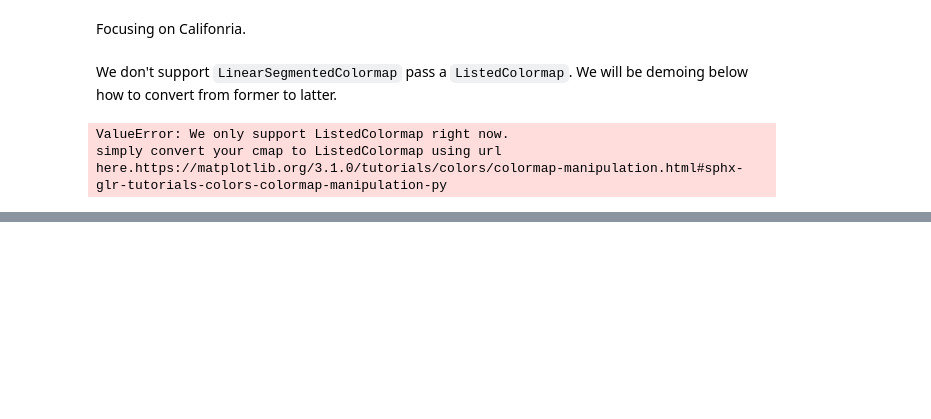
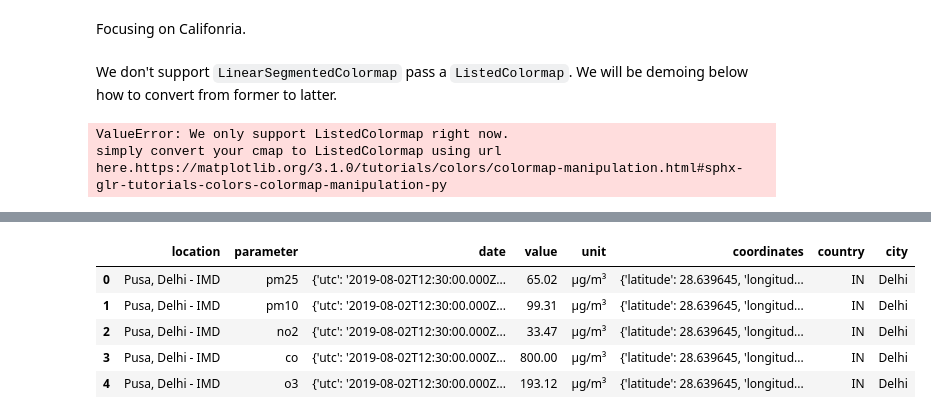
Before and after one commit to sustainability-lab/vayu, a Jupyter notebook: examples/interpolPlot.ipynb, the cells around one changed output, grey strips where cells are left out. Cells and saved outputs as stored; diff of their text form; code cells hidden in the pictures; blank space fills up the shorter version.

```diff
--- a/examples/interpolPlot.ipynb
+++ b/examples/interpolPlot.ipynb
@@ -49,0 +109,4 @@ plt.show()
+# %%
+!curl https://api.openaq.org/v1/measurements?city=Delhi > ../re/test.json
+with open('../re/test.json', 'r') as f:
+    data = json.load(f)
@@ -49,0 +133,10 @@ plt.show()
+# %%
+df = pd.DataFrame(data['results'])
+df.head()
+# %% [output]
+|  | location | parameter | date | value | unit | coordinates | country | city |
+| 0 | Pusa, Delhi - IMD | pm25 | {'utc': '2019-08-02T12:30:00.000Z... | 65.02 | µg/m³ | {'latitude': 28.639645, 'longitud... | IN | Delhi |
+| 1 | Pusa, Delhi - IMD | pm10 | {'utc': '2019-08-02T12:30:00.000Z... | 99.31 | µg/m³ | {'latitude': 28.639645, 'longitud... | IN | Delhi |
+| 2 | Pusa, Delhi - IMD | no2 | {'utc': '2019-08-02T12:30:00.000Z... | 33.47 | µg/m³ | {'latitude': 28.639645, 'longitud... | IN | Delhi |
+| 3 | Pusa, Delhi - IMD | co | {'utc': '2019-08-02T12:30:00.000Z... | 800.00 | µg/m³ | {'latitude': 28.639645, 'longitud... | IN | Delhi |
+| 4 | Pusa, Delhi - IMD | o3 | {'utc': '2019-08-02T12:30:00.000Z... | 193.12 | µg/m³ | {'latitude': 28.639645, 'longitud... | IN | Delhi |
```
Also changed, not shown: parts of 14 cells of this notebook, 5 other files.
